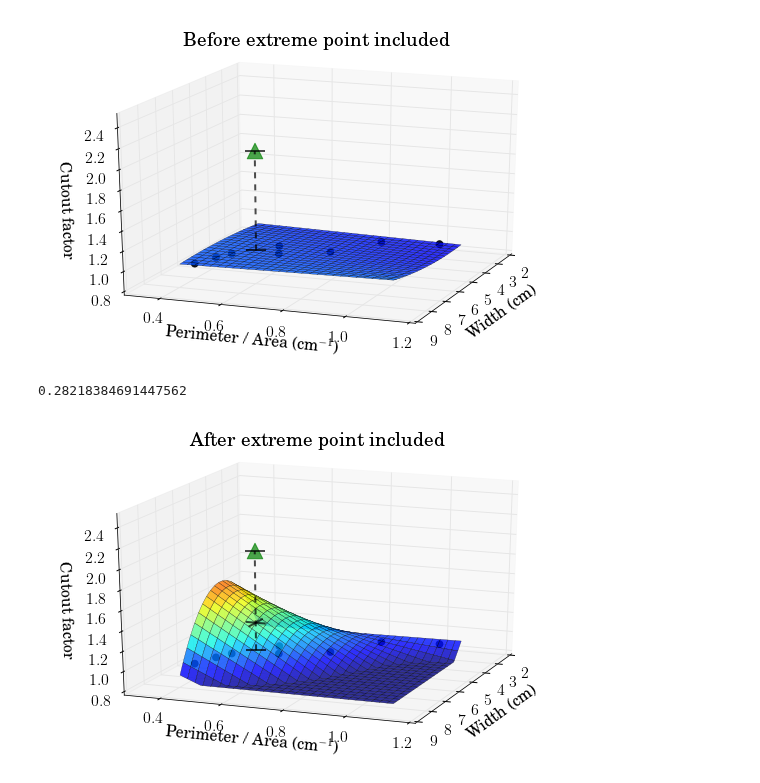
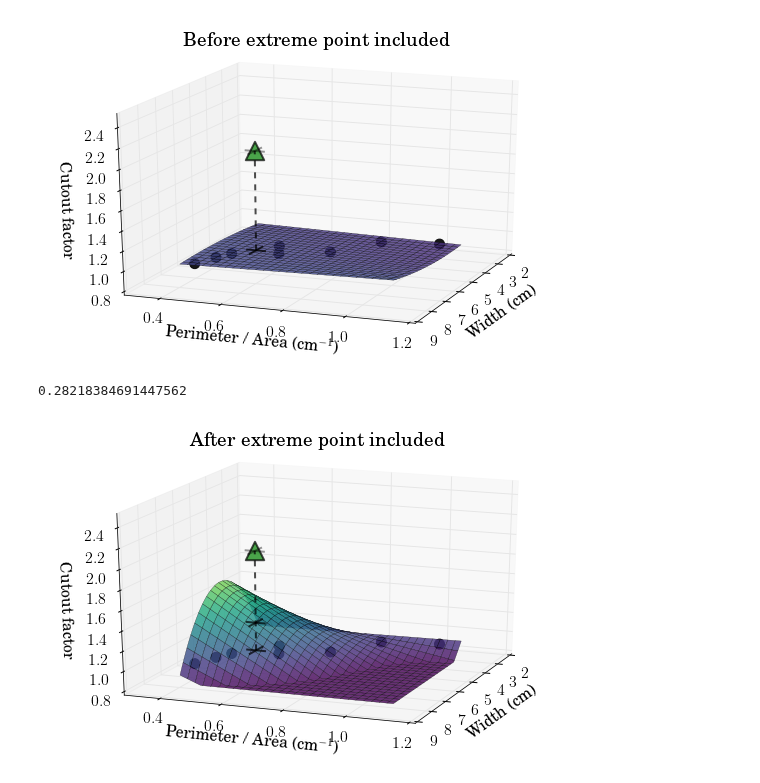
Before and after one commit to SimonBiggs/electronfactors, a Jupyter notebook: examples/Method -- Fit deformability example.ipynb, the cells around one changed output. Drawn from its saved outputs; the diff is of its cells as text; code cells hidden in the pictures.

```diff
--- a/examples/Method -- Fit deformability example.ipynb
+++ b/examples/Method -- Fit deformability example.ipynb
@@ -15,3 +16,5 @@ from electronfactors.model.utilities import create_model, pull_data, fit_give, e
+# %%
+green_cm = create_green_cm()
 # %%
 def reg_m(y, x):
     ones = np.ones(len(x[0]))
@@ -41,12 +44,13 @@ def display_fit(width, eqPonA, factor, model):
 
     zz[outOfTolerance] = np.nan
 
-    c = plt.contourf(xx, yy, zz, 100, alpha=1)
+    c = plt.contourf(xx, yy, zz, 100, alpha=1, cmap=green_cm)
     plt.colorbar(c, ticks=np.arange(0.93, 1.01, 0.01), label=r'Cutout factor prediction')
 
-    plt.contour(xx, yy, give, levels=[0.5], colors='g')
+    plt.contour(xx, yy, give, levels=[0.5], colors='k')
 
-    plt.scatter(width, eqPonA, s=45, alpha=0.9, zorder=3, label=r'Measured data')
+    plt.scatter(width, eqPonA, s=100, alpha=0.9,
+                c='black', zorder=3, label=r'Measured data')
 
     plt.xlabel(r'Width (cm)')
     plt.ylabel(r'Perimeter / Area (cm$^{-1}$)')
@@ -86,10 +94,10 @@ def display_fit_3D(width, eqPonA, factor, model):
     small = (zz < 0.8)
     zz[small] = 0.8
     ax.plot_surface(xx, yy, zz, rstride=5, cstride=5, alpha=0.8,
-                    cmap=cm.jet, lw=0.3, vmin=0.8, vmax=1.8)
+                    cmap=green_cm, lw=0.3, vmin=0.8, vmax=1.8)
 
 
-    ax.scatter(width, eqPonA, factor, s=45, alpha=0.9, color='black', zorder=10)
+    ax.scatter(width, eqPonA, factor, s=100, alpha=0.9, c='black', zorder=10)
 
     ax.set_zlim([0.8,2.5])
 
@@ -128,24 +154,36 @@ extreme_modelA(4.5, 0.78) - pointA
 # %%
 ax = display_fit_3D(width, eqPonA, factor, model)
 plt.title(r'Before extreme point included')
-ax.scatter(6, 0.55, pointB + 1, marker='^', s=240, alpha=0.7, color='green')
-ax.plot([6]*2, [0.55]*2, [pointB, pointB + 1], mew=2, ms=20, marker='_', lw=2, color='black', ls='--', alpha=0.7)
+ax.scatter(6, 0.55, pointB + 1, marker='^', s=340, alpha=0.7, c='green', lw=2)
+
+ax.plot([6]*2, [0.52, 0.58], [pointB]*2, color='black', lw=2, alpha=0.7)
+ax.plot([5.6, 6.4], [0.55]*2, [pointB]*2, color='black', lw=2, alpha=0.7)
+
+ax.plot([6]*2, [0.52, 0.58], [pointB+1]*2, color='black', lw=2, alpha=0.4)
+ax.plot([5.6, 6.4], [0.55]*2, [pointB+1]*2, color='black', lw=2, alpha=0.4)
+
+ax.plot([6]*2, [0.55]*2, [pointB, pointB + 1], lw=2, color='black', ls='--', alpha=0.7)
 ax.view_init(elev=20, azim=21)
 # %% [output]
-[figure, old version]
+[figure, new version]
 # %%
 extreme_modelB = create_model(np.append(width, 6), np.append(eqPonA, 0.55), np.append(factor, pointB+1))
 ax = display_fit_3D(width, eqPonA, factor, extreme_modelB)
 plt.title(r'After extreme point included')
-ax.scatter(6, 0.55, pointB + 1, marker='^', s=240, alpha=0.7, color='green')
-ax.plot([6]*2, [0.55]*2, [pointB, pointB + 1], mew=2, ms=20, marker='_', lw=2, color='black', ls='--', alpha=0.7)
+ax.scatter(6, 0.55, pointB + 1, marker='^', s=340, alpha=0.7, c='green', lw=2)
+ax.plot([6]*2, [0.55]*2, [pointB, pointB + 1], lw=2, color='black', ls='--', alpha=0.7)
 
 ax.plot([6]*2, [0.52, 0.58], [extreme_modelB(6, 0.55)]*2, color='black', lw=2, alpha=0.7)
 ax.plot([5.6, 6.4], [0.55]*2, [extreme_modelB(6, 0.55)]*2, color='black', lw=2, alpha=0.7)
 
+ax.plot([6]*2, [0.52, 0.58], [pointB]*2, color='black', lw=2, alpha=0.7)
+ax.plot([5.6, 6.4], [0.55]*2, [pointB]*2, color='black', lw=2, alpha=0.7)
+
+ax.plot([6]*2, [0.52, 0.58], [pointB+1]*2, color='black', lw=2, alpha=0.4)
+ax.plot([5.6, 6.4], [0.55]*2, [pointB+1]*2, color='black', lw=2, alpha=0.4)
 ax.view_init(elev=20, azim=21)
 
 extreme_modelB(6, 0.55) - pointB
 # %% [output]
 0.28218384691447562
-[figure, old version]
+[figure, new version]
```
Also changed, not shown: parts of 4 cells of this notebook, 4 other files.
